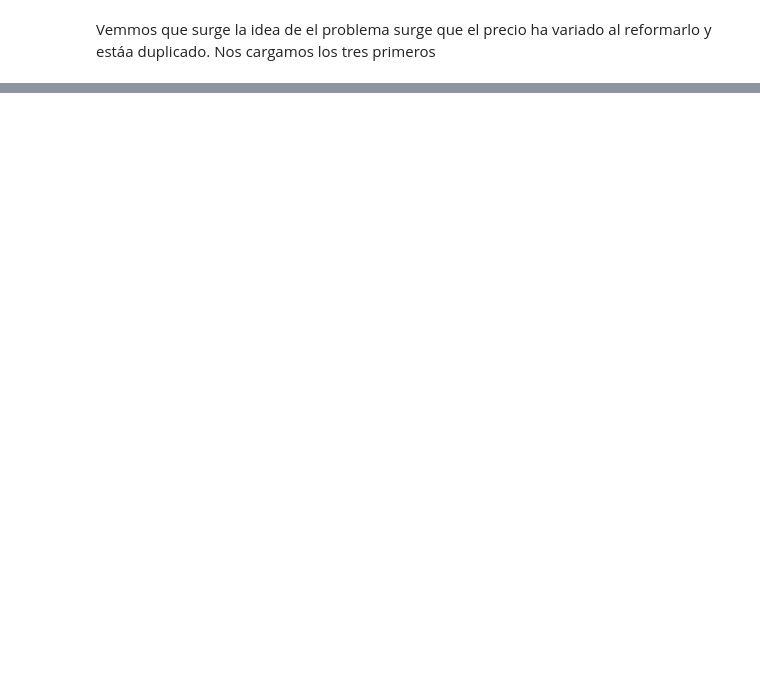
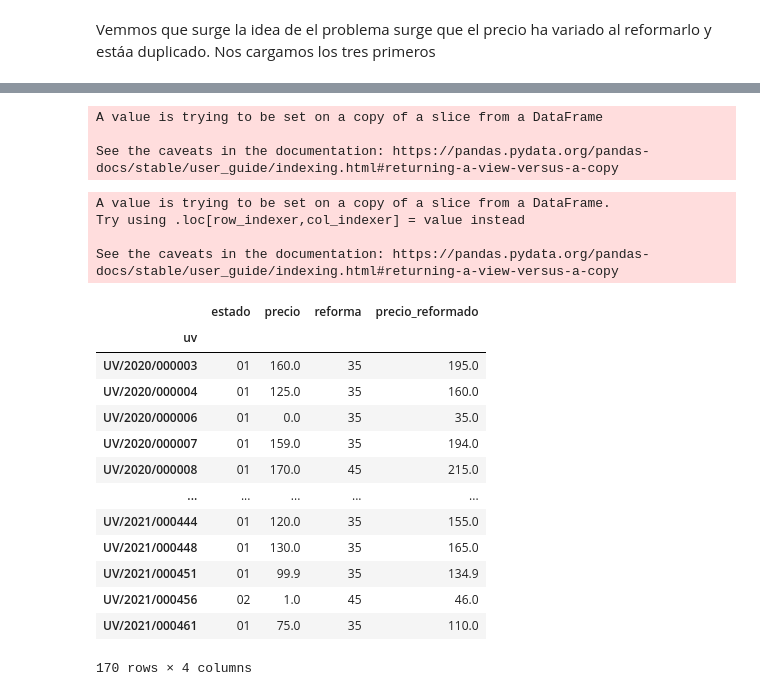
Before and after one commit to emilio-carrasco/clikalia, a Jupyter notebook: exploración y limipieza.ipynb, the cells around one changed output, grey strips where cells are left out. Cells and saved outputs as stored; diff of their text form; code cells hidden in the pictures; blank space fills up the shorter version.

```diff
--- a/exploración y limipieza.ipynb
+++ b/exploración y limipieza.ipynb
@@ -157,0 +185,7 @@ df=df.groupby('uv').last()
+# %%
+df.columns =['estado', 'tipo_vivienda', 'precio', 'long', 'lat', 'provincia',
+       'ciudad', 'distrito', 'planta', 'habitaciones', 'banos', 'metros',
+       'fecha_construccion', 'orientacion', 'situacion', 'portal', 'ascensor',
+       'parque_infantil', 'terraza', 'trastero', 'cuarto_de_basura',
+       'zonas_comunes', 'piscina', 'garaje', 'tejado', 'calefaccion', 'jardin',
+       'aire_acondicionado', 'cusec', 'precio_area']
@@ -157,0 +227,39 @@ df=df.groupby('uv').last()
+# %%
+def estimador_reforma(metros):
+    if metros < 80: return 35
+    elif metros < 90: return 45
+    elif metros < 120: return 55
+    elif metros < 200: return 80
+    else: return 120
+# %%
+df['reforma']=df.metros.apply(estimador_reforma)
+df.reforma[df.estado==2]=0
+# %% [output]
+A value is trying to be set on a copy of a slice from a DataFrame
+
+See the caveats in the documentation: https://pandas.pydata.org/pandas-docs/stable/user_guide/indexing.html#returning-a-view-versus-a-copy
+# %%
+df['precio_reformado']=df.precio + df.reforma
+df[df.precio==0]['precio']=None
+# %% [output]
+A value is trying to be set on a copy of a slice from a DataFrame.
+Try using .loc[row_indexer,col_indexer] = value instead
+
+See the caveats in the documentation: https://pandas.pydata.org/pandas-docs/stable/user_guide/indexing.html#returning-a-view-versus-a-copy
+# %%
+df[['estado','precio','reforma','precio_reformado']]
+# %% [output]
+|  | estado | precio | reforma | precio_reformado |
+| uv |  |  |  |  |
+| UV/2020/000003 | 01 | 160.0 | 35 | 195.0 |
+| UV/2020/000004 | 01 | 125.0 | 35 | 160.0 |
+| UV/2020/000006 | 01 | 0.0 | 35 | 35.0 |
+| UV/2020/000007 | 01 | 159.0 | 35 | 194.0 |
+| UV/2020/000008 | 01 | 170.0 | 45 | 215.0 |
+| ... | ... | ... | ... | ... |
+| UV/2021/000444 | 01 | 120.0 | 35 | 155.0 |
+| UV/2021/000448 | 01 | 130.0 | 35 | 165.0 |
+| UV/2021/000451 | 01 | 99.9 | 35 | 134.9 |
+| UV/2021/000456 | 02 | 1.0 | 45 | 46.0 |
+| UV/2021/000461 | 01 | 75.0 | 35 | 110.0 |
+170 rows × 4 columns
```
Also changed, not shown: parts of 46 cells of this notebook.
